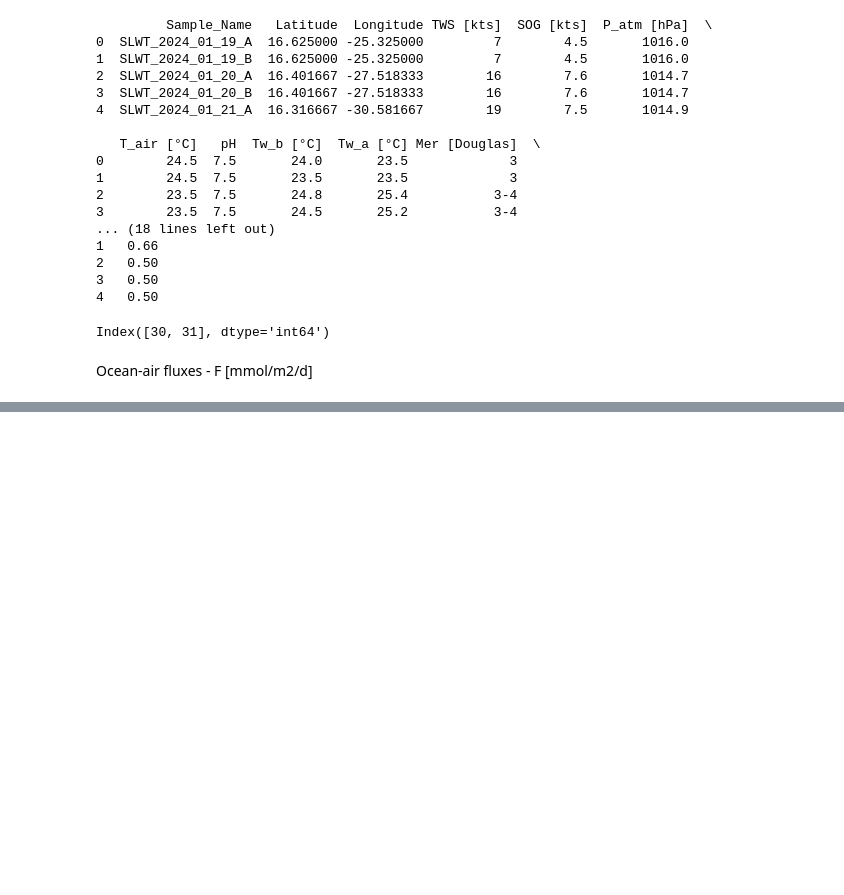
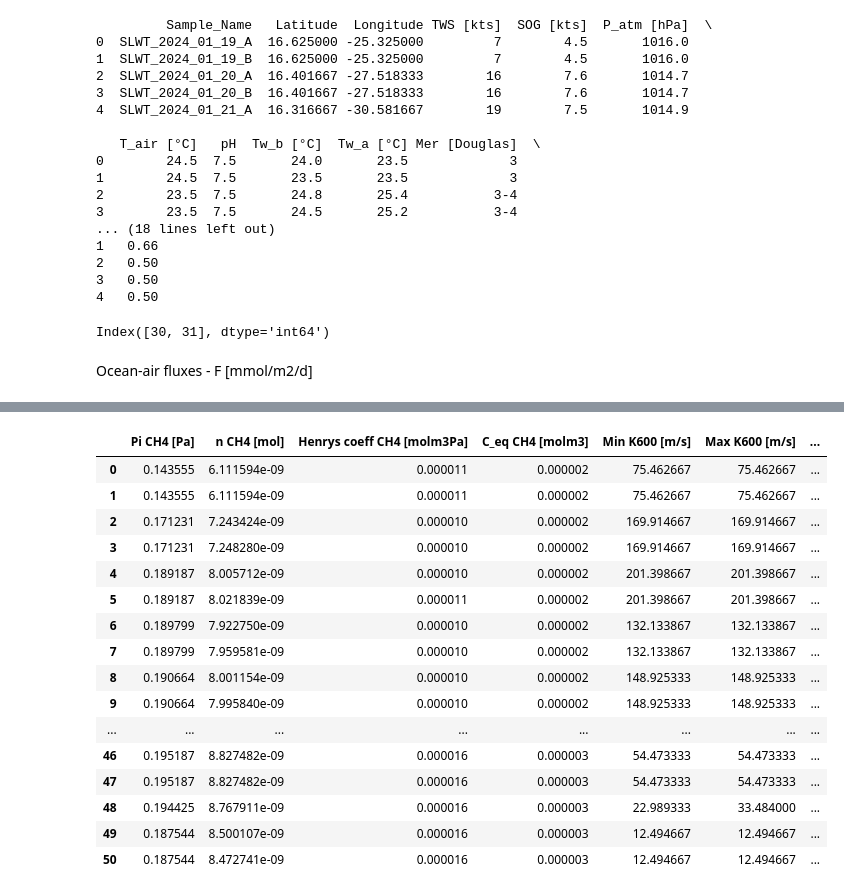
Before and after one commit to lolapricam/Sea-air_fluxes_Arctic, a Jupyter notebook: main_code.ipynb, the cells around one changed output, grey strips where cells are left out. Drawn from its saved outputs; the diff is of its cells as text; code cells hidden in the pictures; blank space fills up the shorter version.

```diff
--- a/main_code.ipynb
+++ b/main_code.ipynb
@@ -311,0 +396,25 @@ Mean max CH4 flux: 176.3381425681907
+# %%
+# for CH4
+df = pd.DataFrame({'Pi CH4 [Pa]' : Pi_CH4_Pa, 'n CH4 [mol]' : n_CH4_mol, 'Henrys coeff CH4 [molm3Pa] ' : hcpsalt_CH4_molm3Pa,
+                   'C_eq CH4 [molm3]' : C_eq_CH4_molm3, 'Min K600 [m/s]' : K600_min_ms, 'Max K600 [m/s]' : K600_max_ms,
+                   'Sc CH4 [-]' : Sc_CH4, 'Min Ki CH4 [m/d]' : Ki_min_CH4_md, 'Max Ki CH4 [m/d]' : Ki_max_CH4_md,
+                   'Min CH4 flux': F_min_CH4_umolm2d, 'Max CH4 flux': F_max_CH4_umolm2d})
+display(df)
+# %% [output]
+|  | Pi CH4 [Pa] | n CH4 [mol] | Henrys coeff CH4 [molm3Pa] | C_eq CH4 [molm3] | Min K600 [m/s] | Max K600 [m/s] | ... |
+| 0 | 0.143555 | 6.111594e-09 | 0.000011 | 0.000002 | 75.462667 | 75.462667 | ... |
+| 1 | 0.143555 | 6.111594e-09 | 0.000011 | 0.000002 | 75.462667 | 75.462667 | ... |
+| 2 | 0.171231 | 7.243424e-09 | 0.000010 | 0.000002 | 169.914667 | 169.914667 | ... |
+| 3 | 0.171231 | 7.248280e-09 | 0.000010 | 0.000002 | 169.914667 | 169.914667 | ... |
+| 4 | 0.189187 | 8.005712e-09 | 0.000010 | 0.000002 | 201.398667 | 201.398667 | ... |
+| 5 | 0.189187 | 8.021839e-09 | 0.000011 | 0.000002 | 201.398667 | 201.398667 | ... |
+| 6 | 0.189799 | 7.922750e-09 | 0.000010 | 0.000002 | 132.133867 | 132.133867 | ... |
+| 7 | 0.189799 | 7.959581e-09 | 0.000010 | 0.000002 | 132.133867 | 132.133867 | ... |
+| 8 | 0.190664 | 8.001154e-09 | 0.000010 | 0.000002 | 148.925333 | 148.925333 | ... |
+| 9 | 0.190664 | 7.995840e-09 | 0.000010 | 0.000002 | 148.925333 | 148.925333 | ... |
+| ... | ... | ... | ... | ... | ... | ... | ... |
+| 46 | 0.195187 | 8.827482e-09 | 0.000016 | 0.000003 | 54.473333 | 54.473333 | ... |
+| 47 | 0.195187 | 8.827482e-09 | 0.000016 | 0.000003 | 54.473333 | 54.473333 | ... |
+| 48 | 0.194425 | 8.767911e-09 | 0.000016 | 0.000003 | 22.989333 | 33.484000 | ... |
+| 49 | 0.187544 | 8.500107e-09 | 0.000016 | 0.000003 | 12.494667 | 12.494667 | ... |
+| 50 | 0.187544 | 8.472741e-09 | 0.000016 | 0.000003 | 12.494667 | 12.494667 | ... |
```
Also changed, not shown: parts of 6 cells of this notebook.
